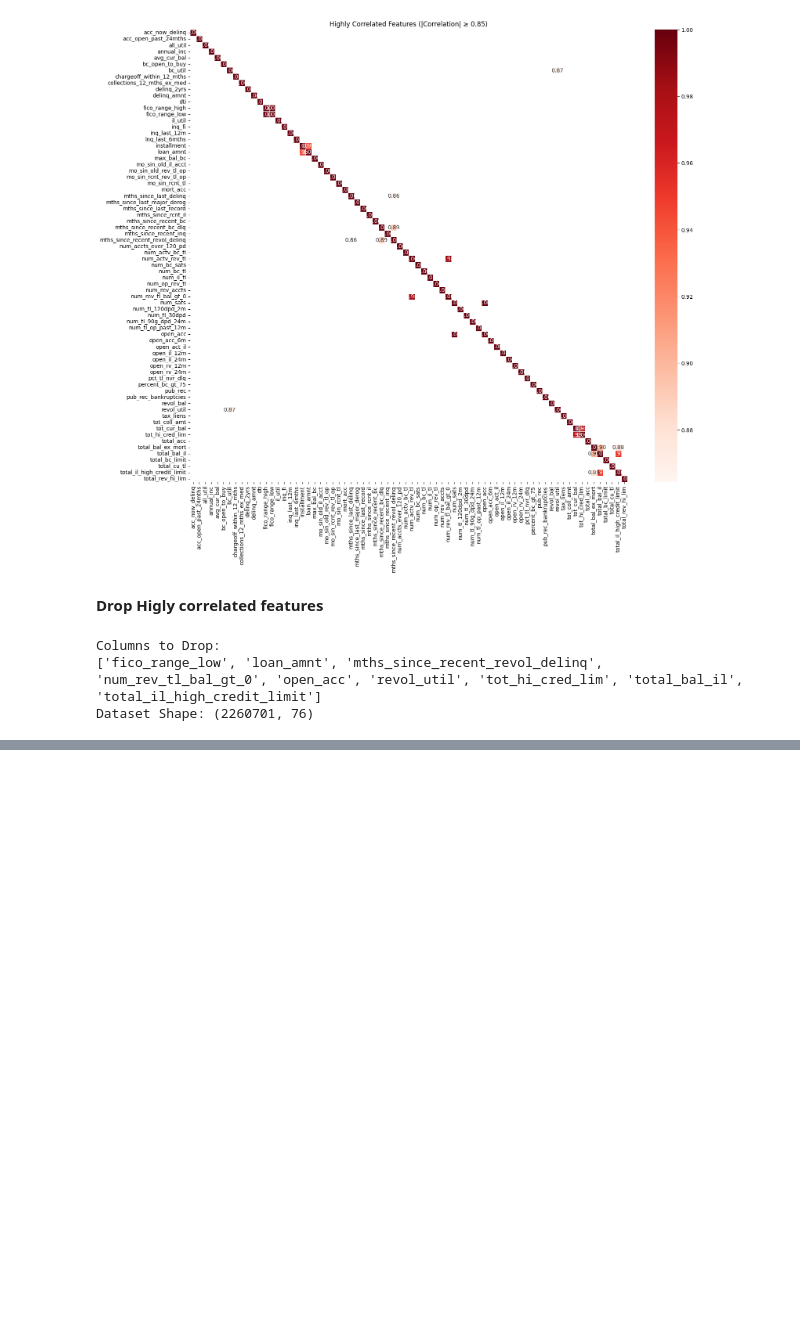
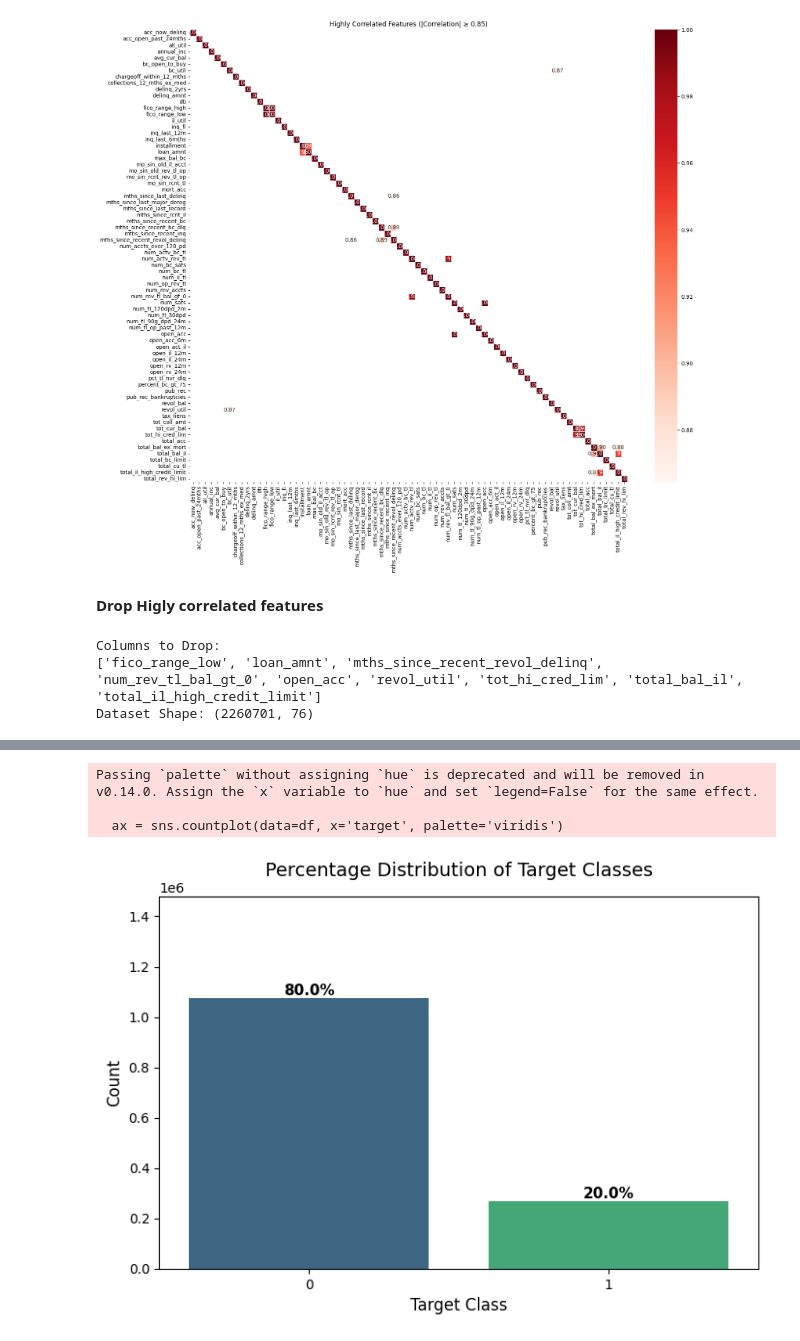
Before and after one commit to Saad7912/ML-Model-Drift-Health-Monitoring-Agent, a Jupyter notebook: LendingClubLoanData.ipynb, the cells around one changed output, grey strips where cells are left out. Saved outputs shown, nothing was run; the diff lists cells and outputs as text; code cells hidden in the pictures; blank space fills up the shorter version.

```diff
--- a/LendingClubLoanData.ipynb
+++ b/LendingClubLoanData.ipynb
@@ -526,0 +570,34 @@ Dataset Shape: (2260701, 76)
+# %%
+import matplotlib.pyplot as plt
+import seaborn as sns
+
+plt.figure(figsize=(8, 5))
+
+# Create the standard countplot
+ax = sns.countplot(data=df, x='target', palette='viridis')
+
+# Calculate total number of data points
+total = len(df)
+
+# Loop through the bars (patches) and label them with percentages
+for p in ax.patches:
+    # Calculate percentage
+    percentage = f'{100 * p.get_height() / total:.1f}%'
+
+    # Place text at the top center of each bar
+    x = p.get_x() + p.get_width() / 2
+    y = p.get_height()
+    ax.annotate(percentage, (x, y), ha='center', va='bottom', fontsize=11, fontweight='bold')
+
+# Customize the presentation
+plt.title('Percentage Distribution of Target Classes', fontsize=14, pad=15)
+plt.xlabel('Target Class', fontsize=12)
+plt.ylabel('Count', fontsize=12)
+plt.ylim(0, total * 1.1)  # Give extra room at the top for labels
+
+plt.show()
+# %% [output]
+Passing `palette` without assigning `hue` is deprecated and will be removed in v0.14.0. Assign the `x` variable to `hue` and set `legend=False` for the same effect.
+
+  ax = sns.countplot(data=df, x='target', palette='viridis')
+[figure, added]
```
Also changed, not shown: parts of 4 cells of this notebook.
